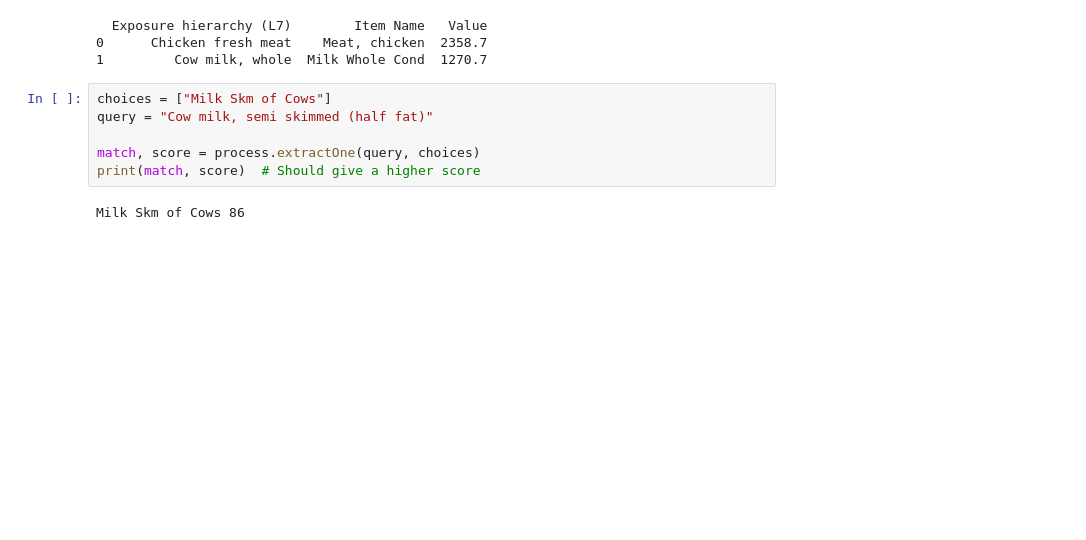
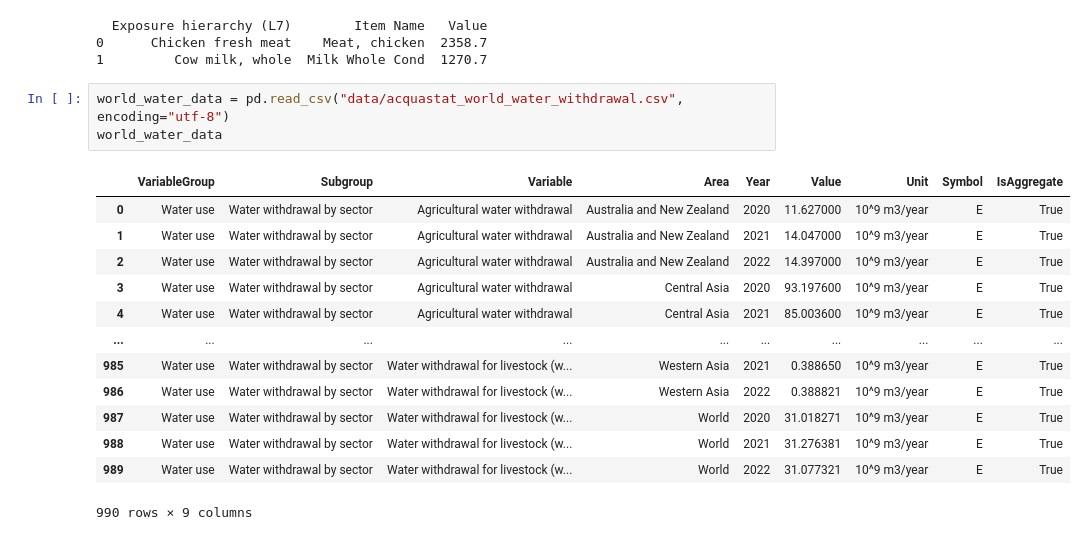
Before and after one commit to TCoaM/TrueCostOfAMeal, a Jupyter notebook: simo_notebook.ipynb, the cells around one changed output. Saved outputs shown, nothing was run; the diff lists cells and outputs as text; blank space fills up the shorter version.

```diff
--- a/simo_notebook.ipynb
+++ b/simo_notebook.ipynb
@@ -213,11 +234,20 @@ print(correspondence_animals_df)
   Exposure hierarchy (L7)        Item Name   Value
 0      Chicken fresh meat    Meat, chicken  2358.7
 1         Cow milk, whole  Milk Whole Cond  1270.7
-# %%
-choices = ["Milk Skm of Cows"]
-query = "Cow milk, semi skimmed (half fat)"
-
-match, score = process.extractOne(query, choices)
-print(match, score)  # Should give a higher score
-# %% [output]
-Milk Skm of Cows 86
+# %%
+world_water_data = pd.read_csv("data/acquastat_world_water_withdrawal.csv", encoding="utf-8")
+world_water_data
+# %% [output]
+|  | VariableGroup | Subgroup | Variable | Area | Year | Value | Unit | Symbol | IsAggregate |
+| 0 | Water use | Water withdrawal by sector | Agricultural water withdrawal | Australia and New Zealand | 2020 | 11.627000 | 10^9 m3/year | E | True |
+| 1 | Water use | Water withdrawal by sector | Agricultural water withdrawal | Australia and New Zealand | 2021 | 14.047000 | 10^9 m3/year | E | True |
+| 2 | Water use | Water withdrawal by sector | Agricultural water withdrawal | Australia and New Zealand | 2022 | 14.397000 | 10^9 m3/year | E | True |
+| 3 | Water use | Water withdrawal by sector | Agricultural water withdrawal | Central Asia | 2020 | 93.197600 | 10^9 m3/year | E | True |
+| 4 | Water use | Water withdrawal by sector | Agricultural water withdrawal | Central Asia | 2021 | 85.003600 | 10^9 m3/year | E | True |
+| ... | ... | ... | ... | ... | ... | ... | ... | ... | ... |
+| 985 | Water use | Water withdrawal by sector | Water withdrawal for livestock (w... | Western Asia | 2021 | 0.388650 | 10^9 m3/year | E | True |
+| 986 | Water use | Water withdrawal by sector | Water withdrawal for livestock (w... | Western Asia | 2022 | 0.388821 | 10^9 m3/year | E | True |
+| 987 | Water use | Water withdrawal by sector | Water withdrawal for livestock (w... | World | 2020 | 31.018271 | 10^9 m3/year | E | True |
+| 988 | Water use | Water withdrawal by sector | Water withdrawal for livestock (w... | World | 2021 | 31.276381 | 10^9 m3/year | E | True |
+| 989 | Water use | Water withdrawal by sector | Water withdrawal for livestock (w... | World | 2022 | 31.077321 | 10^9 m3/year | E | True |
+990 rows × 9 columns
```
Also changed, not shown: parts of 6 cells of this notebook.
